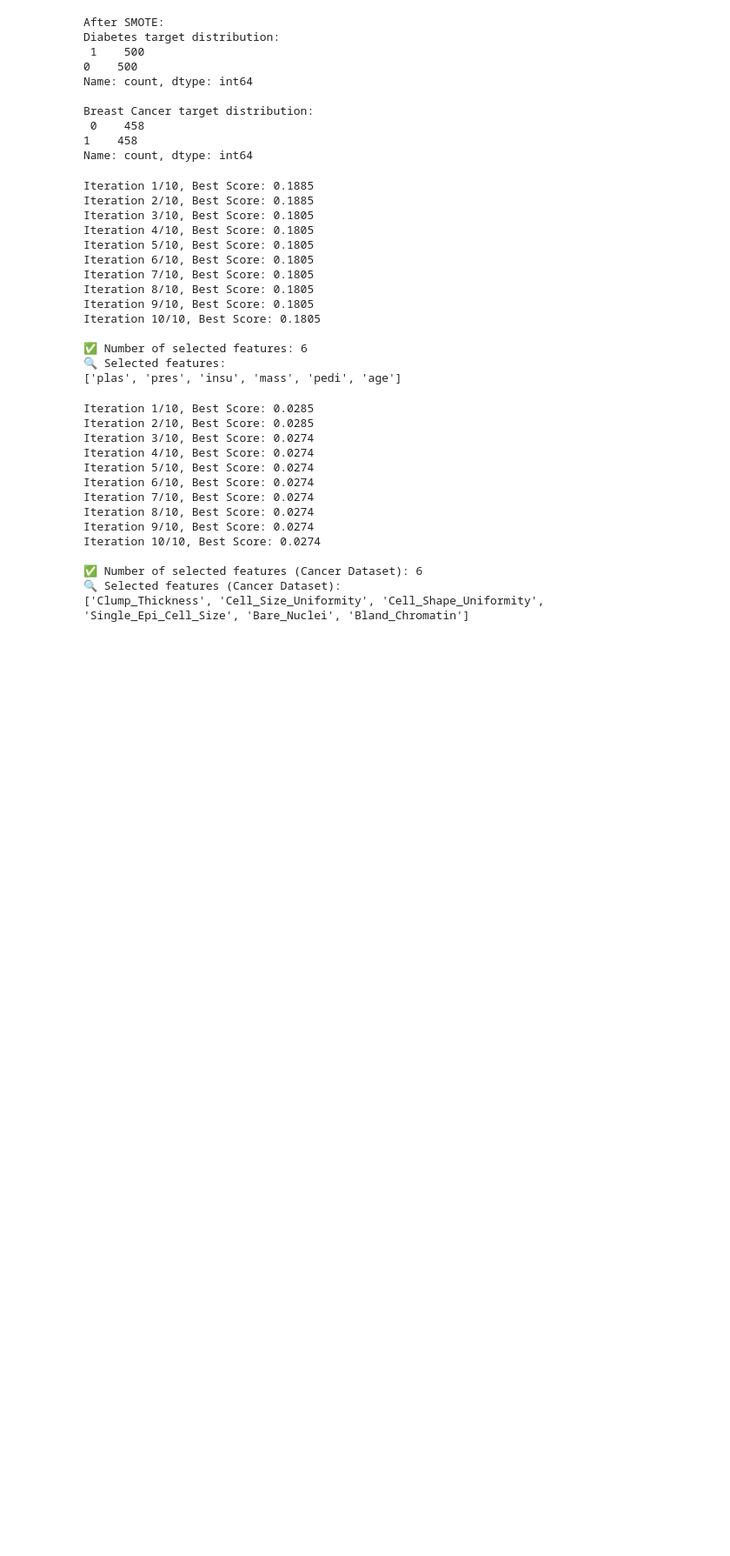
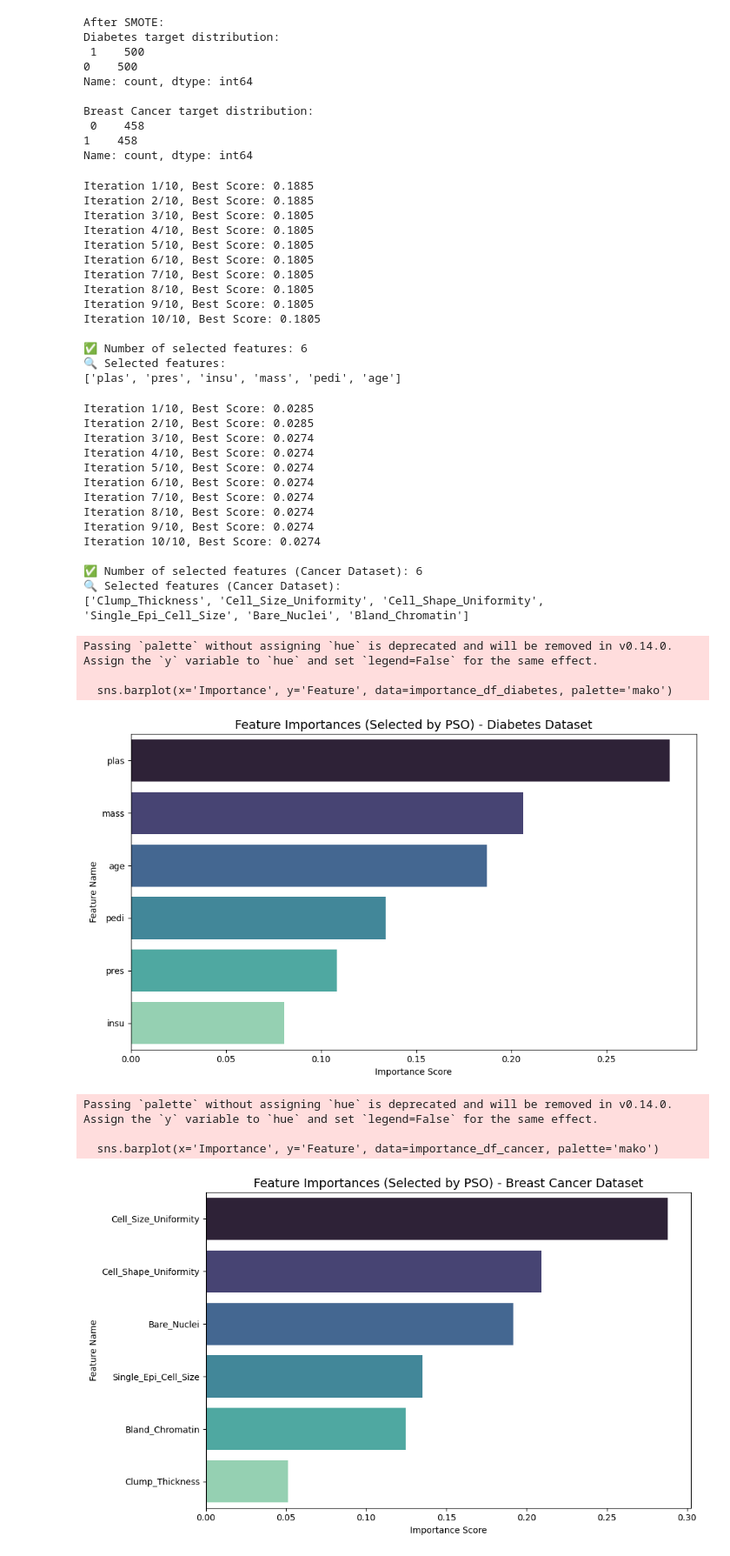
Before and after one commit to pariyaaf/ChronicDisease-PSORF-Implementation, a Jupyter notebook: pso-rf.ipynb, the cells around one changed output. Shown: that part at 87% size. Saved outputs shown, nothing was run; the diff lists cells and outputs as text; code cells hidden in the pictures; blank space fills up the shorter version.

Commit message:
Plot feature importances of selected features using Random Forest for Diabetes and Breast Cancer datasets

```diff
--- a/pso-rf.ipynb
+++ b/pso-rf.ipynb
@@ -238,3 +238,51 @@ Iteration 10/10, Best Score: 0.0274
 ✅ Number of selected features (Cancer Dataset): 6
 🔍 Selected features (Cancer Dataset):
 ['Clump_Thickness', 'Cell_Size_Uniformity', 'Cell_Shape_Uniformity', 'Single_Epi_Cell_Size', 'Bare_Nuclei', 'Bland_Chromatin']
+# %%
+rf_diabetes = RandomForestClassifier(n_estimators=100, random_state=42)
+rf_diabetes.fit(X_np[:, selected_features_mask], y_np)
+
+importances_diabetes = rf_diabetes.feature_importances_
+selected_names_diabetes = X_diabetes.columns[selected_features_mask]
+
+importance_df_diabetes = pd.DataFrame({
+    'Feature': selected_names_diabetes,
+    'Importance': importances_diabetes
+}).sort_values(by='Importance', ascending=False)
+
+plt.figure(figsize=(10, 6))
+sns.barplot(x='Importance', y='Feature', data=importance_df_diabetes, palette='mako')
+plt.title('Feature Importances (Selected by PSO) - Diabetes Dataset', fontsize=14)
+plt.xlabel('Importance Score')
+plt.ylabel('Feature Name')
+plt.tight_layout()
+plt.show()
+
+
+rf_cancer = RandomForestClassifier(n_estimators=100, random_state=42)
+rf_cancer.fit(X_np_cancer[:, selected_features_mask_cancer], y_np_cancer)
+
+importances_cancer = rf_cancer.feature_importances_
+selected_names_cancer = X_cancer.columns[selected_features_mask_cancer]
+
+importance_df_cancer = pd.DataFrame({
+    'Feature': selected_names_cancer,
+    'Importance': importances_cancer
+}).sort_values(by='Importance', ascending=False)
+
+plt.figure(figsize=(10, 6))
+sns.barplot(x='Importance', y='Feature', data=importance_df_cancer, palette='mako')
+plt.title('Feature Importances (Selected by PSO) - Breast Cancer Dataset', fontsize=14)
+plt.xlabel('Importance Score')
+plt.ylabel('Feature Name')
+plt.tight_layout()
+plt.show()
+# %% [output]
+Passing `palette` without assigning `hue` is deprecated and will be removed in v0.14.0. Assign the `y` variable to `hue` and set `legend=False` for the same effect.
+
+  sns.barplot(x='Importance', y='Feature', data=importance_df_diabetes, palette='mako')
+[figure, added]
+Passing `palette` without assigning `hue` is deprecated and will be removed in v0.14.0. Assign the `y` variable to `hue` and set `legend=False` for the same effect.
+
+  sns.barplot(x='Importance', y='Feature', data=importance_df_cancer, palette='mako')
+[figure, added]
```
Also changed, not shown: parts of 8 cells of this notebook.
